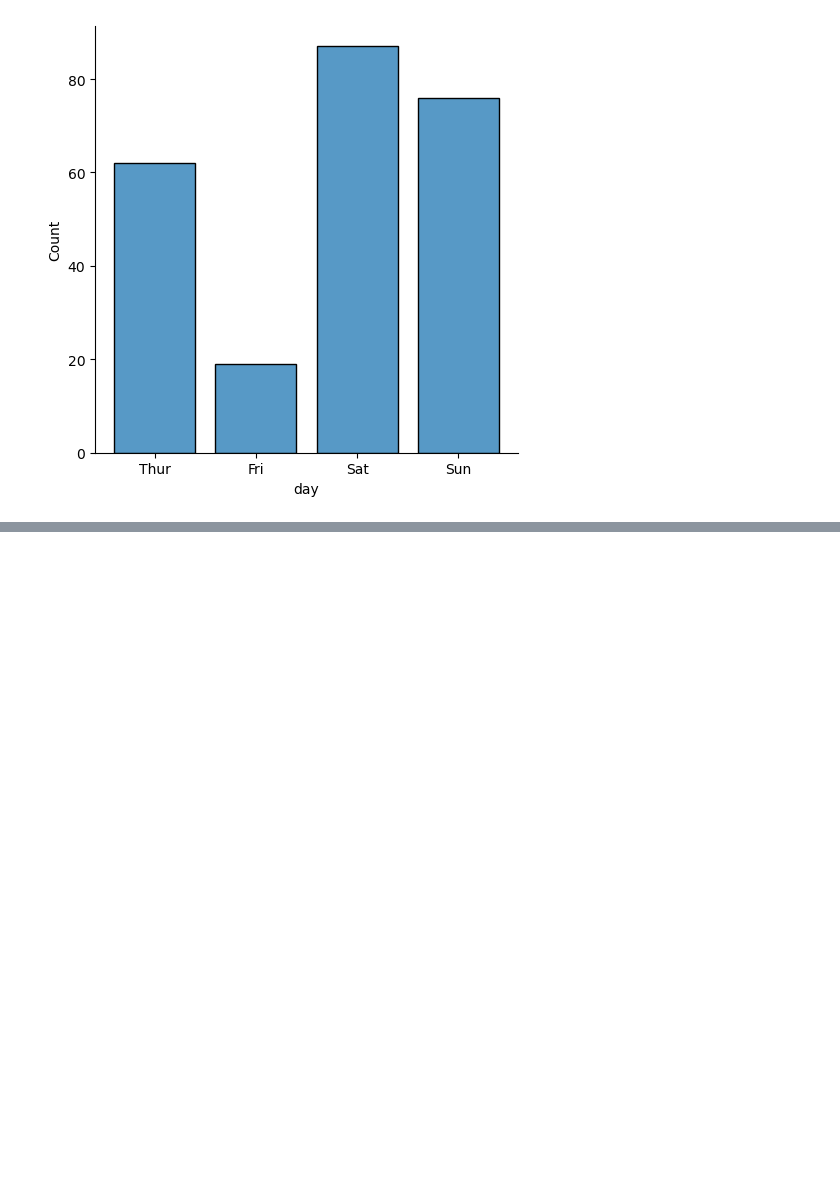
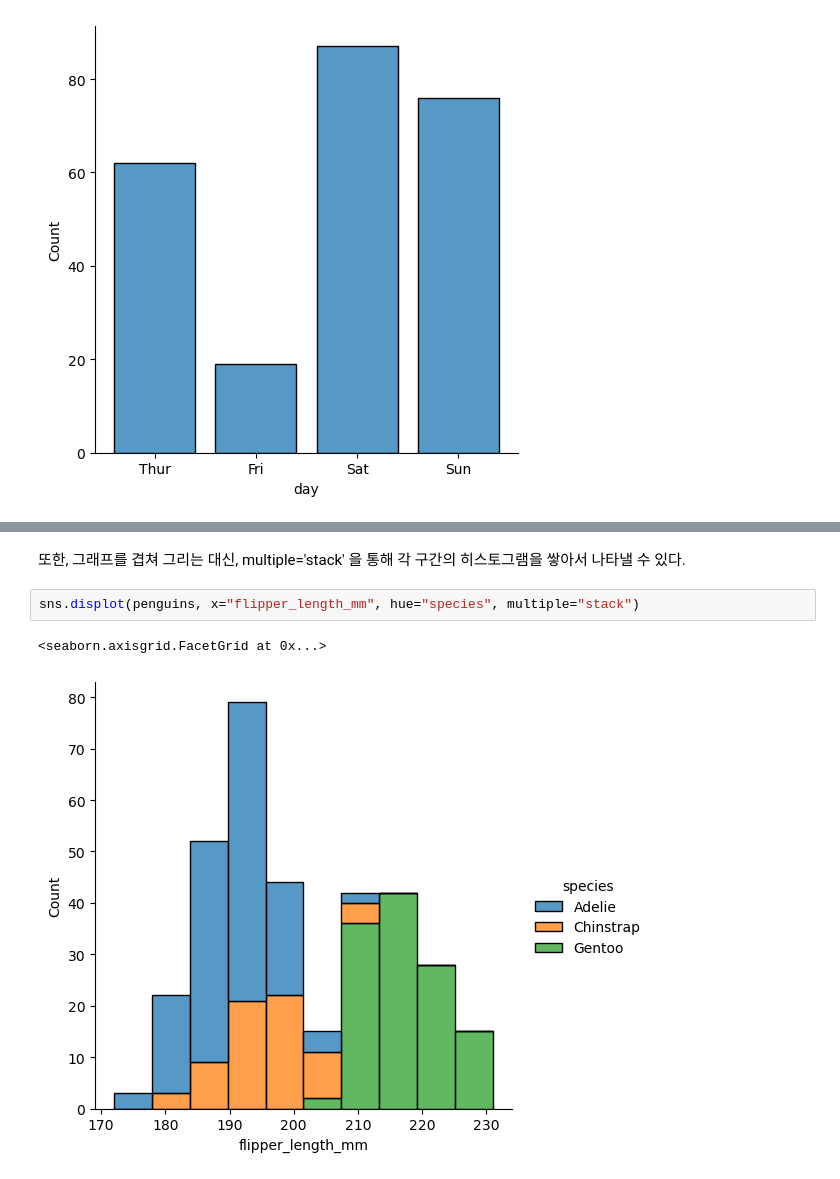
Before and after one commit to joo-none/Seaborn-tutorial, a Jupyter notebook: Seaborn_Tutorial_7-1, 7-2.ipynb, the cells around one changed output, grey strips where cells are left out. Cells and saved outputs as stored; diff of their text form; blank space fills up the shorter version.

```diff
--- a/Seaborn_Tutorial_7-1, 7-2.ipynb
+++ b/Seaborn_Tutorial_7-1, 7-2.ipynb
@@ -73,0 +92,7 @@ sns.displot(tips, x="day", shrink=.8)
+# %% [markdown]
+또한, 그래프를 겹쳐 그리는 대신, multiple='stack' 을 통해 각 구간의 히스토그램을 쌓아서 나타낼 수 있다.
+# %%
+sns.displot(penguins, x="flipper_length_mm", hue="species", multiple="stack")
+# %% [output]
+<seaborn.axisgrid.FacetGrid at 0x...>
+[figure, added]
```
Also changed, not shown: parts of 14 cells of this notebook.
